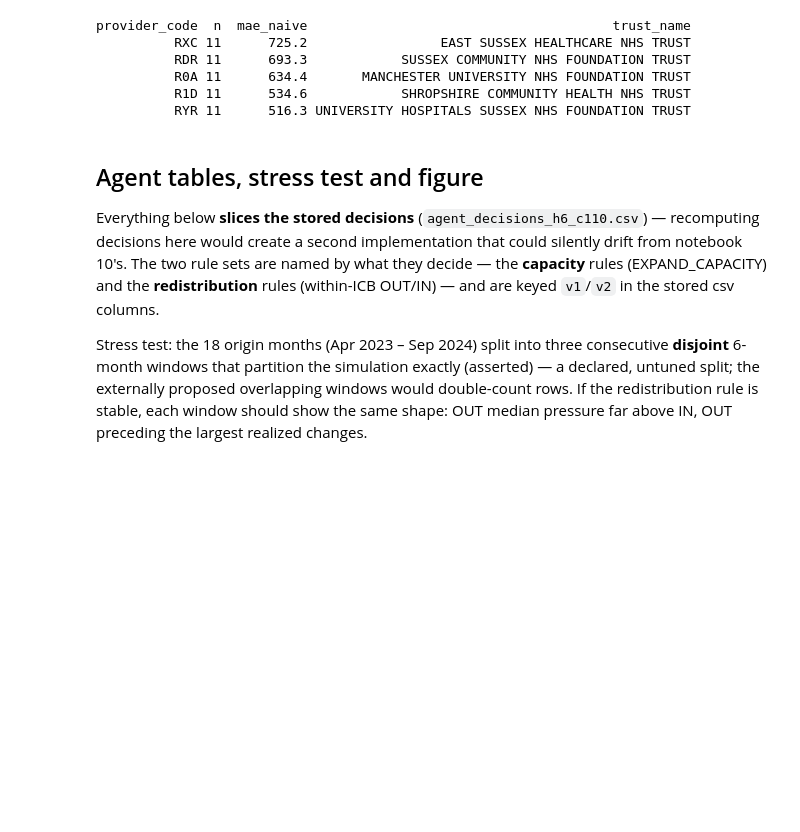
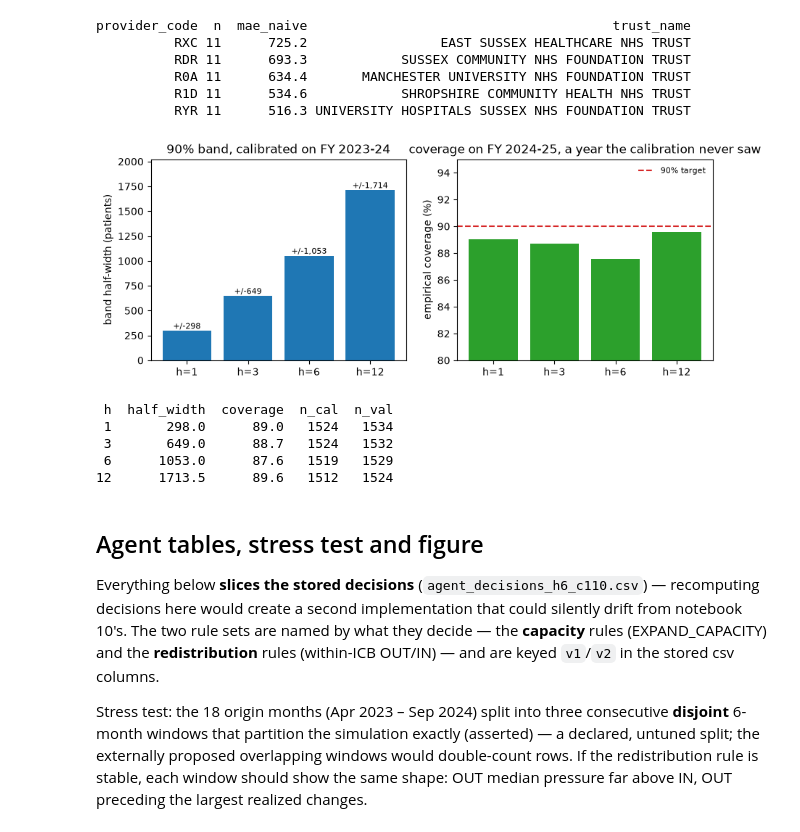
Before and after one commit to nileshsarkar-ai/fedOPD, a Jupyter notebook: src/13_report_figures.ipynb, the cells around one changed output. Cells and saved outputs as stored; diff of their text form; code cells hidden in the pictures; blank space fills up the shorter version.

```diff
--- a/src/13_report_figures.ipynb
+++ b/src/13_report_figures.ipynb
@@ -243,6 +243,40 @@ provider_code  n  mae_naive                                       trust_name
           R0A 11      634.4       MANCHESTER UNIVERSITY NHS FOUNDATION TRUST
           R1D 11      534.6            SHROPSHIRE COMMUNITY HEALTH NHS TRUST
           RYR 11      516.3 UNIVERSITY HOSPITALS SUSSEX NHS FOUNDATION TRUST
+# %%
+# Goal: fig_c110_conformal_bands_h1.png - the width and the honesty of the 90% persistence band,
+# which is what the project proposes to deploy, so it earns a figure rather than a printed line.
+bands = pd.read_csv(PROC / "val_conformal_bands_c110.csv")
+assert list(bands["h"]) == [1, 3, 6, 12]   # 09 writes one row per declared horizon; a partial rerun trips this
+
+fig, axes = plt.subplots(1, 2, figsize=(10, 3.6))
+x = np.arange(len(bands))                    # evenly spaced slots, so h=12 does not stretch the axis
+axes[0].bar(x, bands["half_width"], color="C0")
+for xi, w in zip(x, bands["half_width"]):
+    axes[0].text(xi, w, f"+/-{w:,.0f}", ha="center", va="bottom", fontsize=8)
+axes[0].set_xticks(x, [f"h={h}" for h in bands["h"]])
+axes[0].set_ylabel("band half-width (patients)")
+axes[0].set_title("90% band, calibrated on FY 2023-24")
+axes[0].set_ylim(0, bands["half_width"].max() * 1.18)   # headroom for the value labels
+
+axes[1].bar(x, bands["coverage"] * 100, color="C2")
+axes[1].axhline(90, color="C3", ls="--", lw=1.5, label="90% target")
+axes[1].set_xticks(x, [f"h={h}" for h in bands["h"]])
+axes[1].set_ylim(80, 95)                     # a full 0-100 axis would hide the 2-point spread
+axes[1].set_ylabel("empirical coverage (%)")
+axes[1].set_title("coverage on FY 2024-25, a year the calibration never saw")
+axes[1].legend(frameon=False, fontsize=8)
+save_fig(fig, "fig_c110_conformal_bands_h1.png", "val_conformal_bands_c110.csv",
+         "90% persistence band half-width per horizon and its out-of-year empirical coverage")
+plt.show()
+print(bands.assign(coverage=(bands["coverage"] * 100).round(1)).to_string(index=False))
+# %% [output]
+[figure, added]
+ h  half_width  coverage  n_cal  n_val
+ 1       298.0      89.0   1524   1534
+ 3       649.0      88.7   1524   1532
+ 6      1053.0      87.6   1519   1529
+12      1713.5      89.6   1512   1524
 # %% [markdown]
 ## Agent tables, stress test and figure
 
```
Also changed, not shown: parts of 3 cells of this notebook, 27 other files.
